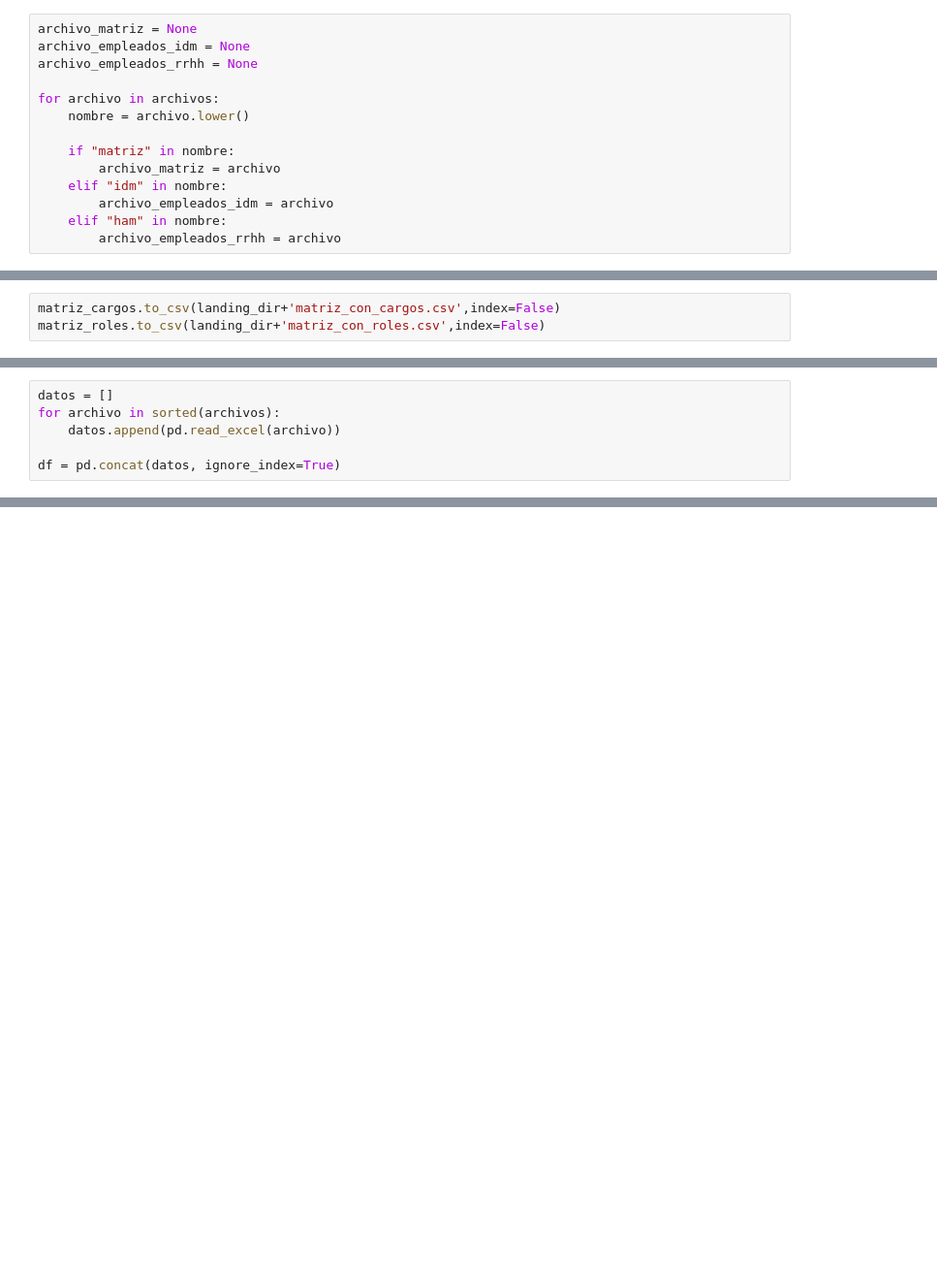
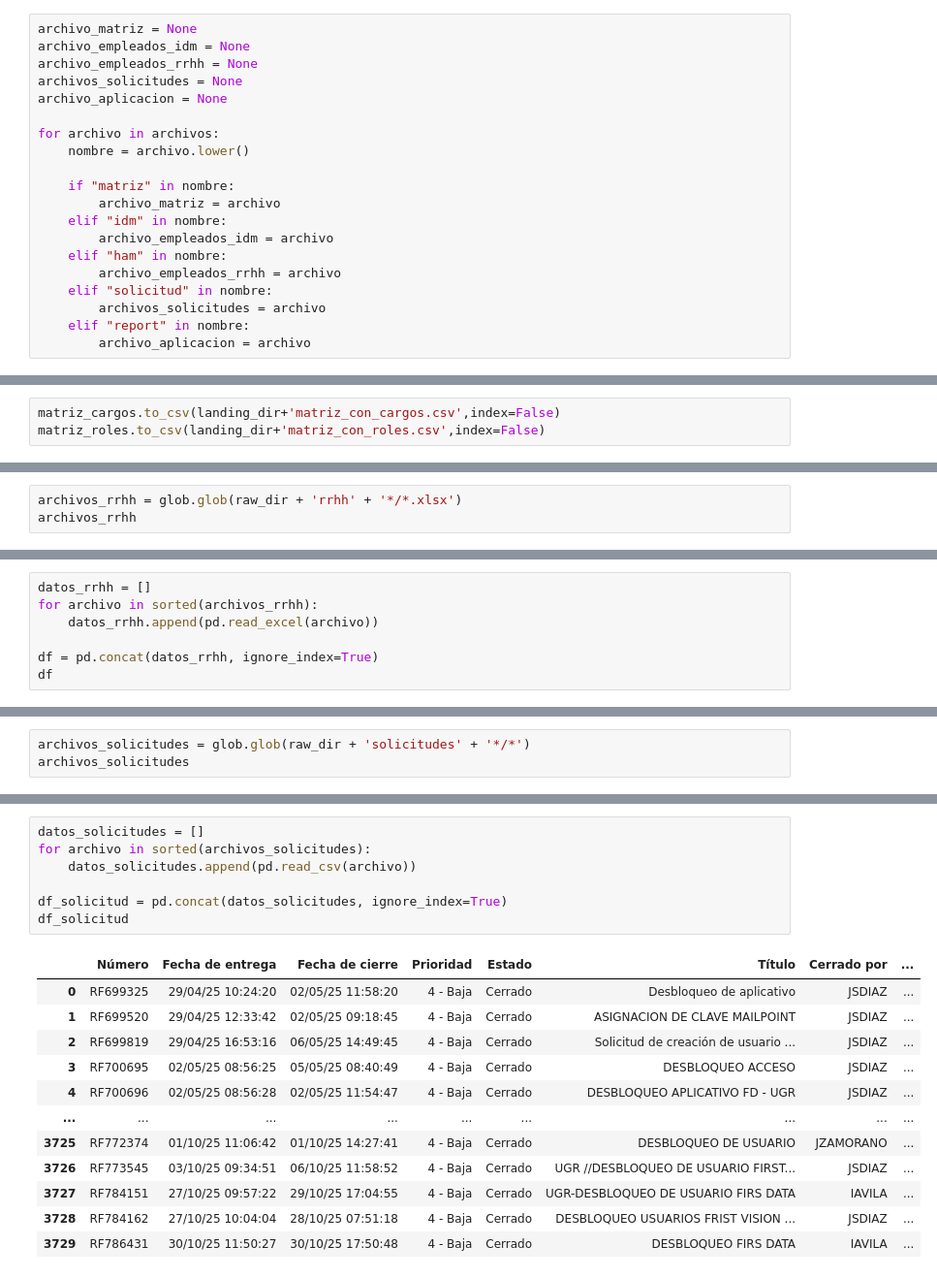
Before and after one commit to DiazJSC/AccesClean_proyecto, a Jupyter notebook: src/01_consolidar.ipynb, the cells around one changed output, grey strips where cells are left out. Shown at 97% size. Saved outputs shown, nothing was run; the diff lists cells and outputs as text; blank space fills up the shorter version.

```diff
--- a/src/01_consolidar.ipynb
+++ b/src/01_consolidar.ipynb
@@ -47,6 +56,8 @@ archivos
 archivo_matriz = None
 archivo_empleados_idm = None
 archivo_empleados_rrhh = None
+archivos_solicitudes = None
+archivo_aplicacion = None
 
 for archivo in archivos:
     nombre = archivo.lower()
@@ -57,4 +68,8 @@ for archivo in archivos:
         archivo_empleados_idm = archivo
     elif "ham" in nombre:
         archivo_empleados_rrhh = archivo
+    elif "solicitud" in nombre:
+        archivos_solicitudes = archivo
+    elif "report" in nombre:
+        archivo_aplicacion = archivo
 # %% [markdown]
@@ -141,0 +145,3 @@ archivos
+# %%
+archivos_rrhh = glob.glob(raw_dir + 'rrhh' + '*/*.xlsx')
+archivos_rrhh
@@ -142,6 +151,7 @@ archivos
 # %%
-datos = []
-for archivo in sorted(archivos):
-    datos.append(pd.read_excel(archivo))
+datos_rrhh = []
+for archivo in sorted(archivos_rrhh):
+    datos_rrhh.append(pd.read_excel(archivo))
 
-df = pd.concat(datos, ignore_index=True)
+df = pd.concat(datos_rrhh, ignore_index=True)
+df
@@ -167,0 +176,3 @@ df.to_csv(landing_dir + 'datos_consolidados.csv', index=False)
+# %%
+archivos_solicitudes = glob.glob(raw_dir + 'solicitudes' + '*/*')
+archivos_solicitudes
@@ -167,0 +184,20 @@ df.to_csv(landing_dir + 'datos_consolidados.csv', index=False)
+# %%
+datos_solicitudes = []
+for archivo in sorted(archivos_solicitudes):
+    datos_solicitudes.append(pd.read_csv(archivo))
+
+df_solicitud = pd.concat(datos_solicitudes, ignore_index=True)
+df_solicitud
+# %% [output]
+|  | Número | Fecha de entrega | Fecha de cierre | Prioridad | Estado | Título | Cerrado por | ... |
+| 0 | RF699325 | 29/04/25 10:24:20 | 02/05/25 11:58:20 | 4 - Baja | Cerrado | Desbloqueo de aplicativo | JSDIAZ | ... |
+| 1 | RF699520 | 29/04/25 12:33:42 | 02/05/25 09:18:45 | 4 - Baja | Cerrado | ASIGNACION DE CLAVE MAILPOINT | JSDIAZ | ... |
+| 2 | RF699819 | 29/04/25 16:53:16 | 06/05/25 14:49:45 | 4 - Baja | Cerrado | Solicitud de creación de usuario ... | JSDIAZ | ... |
+| 3 | RF700695 | 02/05/25 08:56:25 | 05/05/25 08:40:49 | 4 - Baja | Cerrado | DESBLOQUEO ACCESO | JSDIAZ | ... |
+| 4 | RF700696 | 02/05/25 08:56:28 | 02/05/25 11:54:47 | 4 - Baja | Cerrado | DESBLOQUEO APLICATIVO FD - UGR | JSDIAZ | ... |
+| ... | ... | ... | ... | ... | ... | ... | ... | ... |
+| 3725 | RF772374 | 01/10/25 11:06:42 | 01/10/25 14:27:41 | 4 - Baja | Cerrado | DESBLOQUEO DE USUARIO | JZAMORANO | ... |
+| 3726 | RF773545 | 03/10/25 09:34:51 | 06/10/25 11:58:52 | 4 - Baja | Cerrado | UGR //DESBLOQUEO DE USUARIO FIRST... | JSDIAZ | ... |
+| 3727 | RF784151 | 27/10/25 09:57:22 | 29/10/25 17:04:55 | 4 - Baja | Cerrado | UGR-DESBLOQUEO DE USUARIO FIRS DATA | IAVILA | ... |
+| 3728 | RF784162 | 27/10/25 10:04:04 | 28/10/25 07:51:18 | 4 - Baja | Cerrado | DESBLOQUEO USUARIOS FRIST VISION ... | JSDIAZ | ... |
+| 3729 | RF786431 | 30/10/25 11:50:27 | 30/10/25 17:50:48 | 4 - Baja | Cerrado | DESBLOQUEO FIRS DATA | IAVILA | ... |
```
Also changed, not shown: parts of 26 cells of this notebook, 12 other files.
